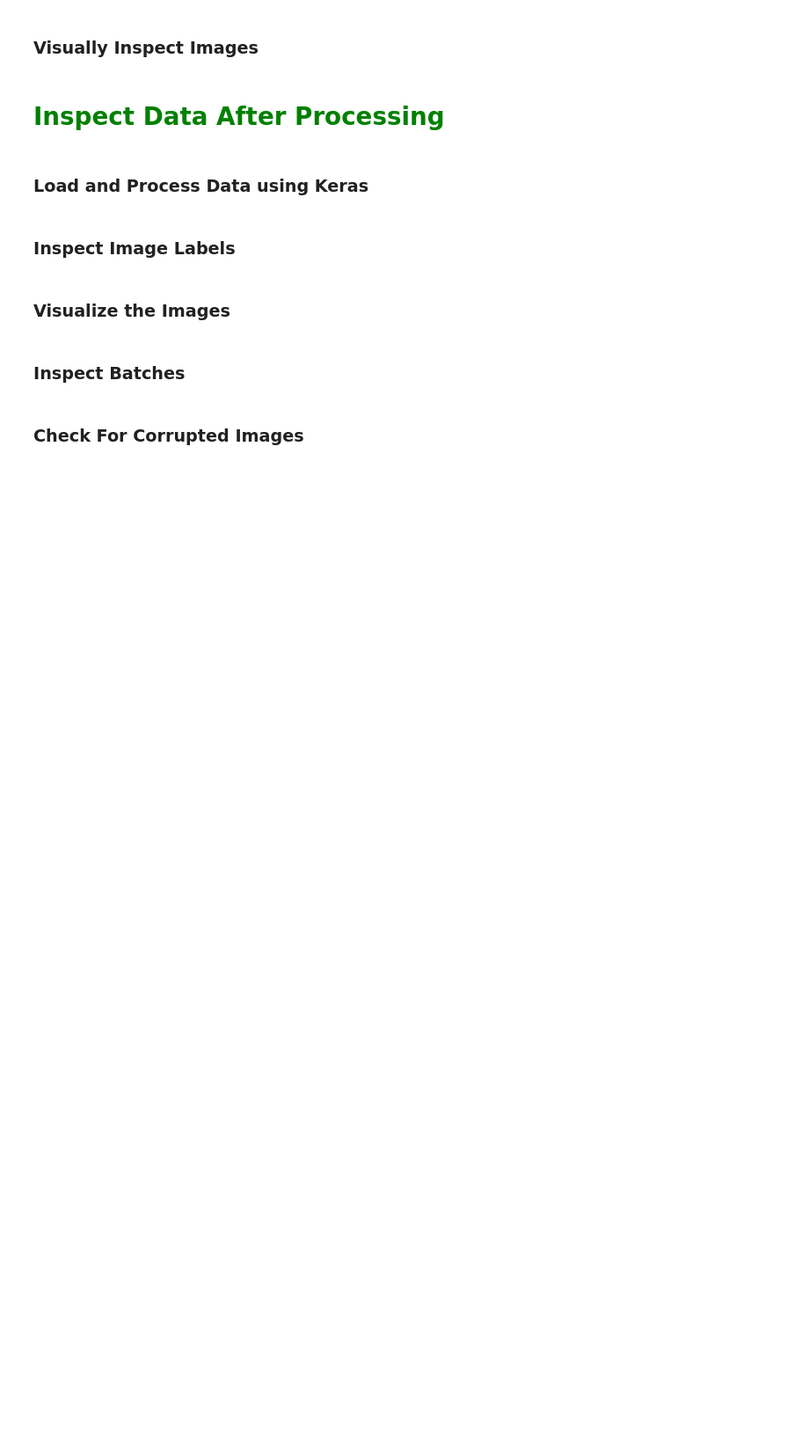
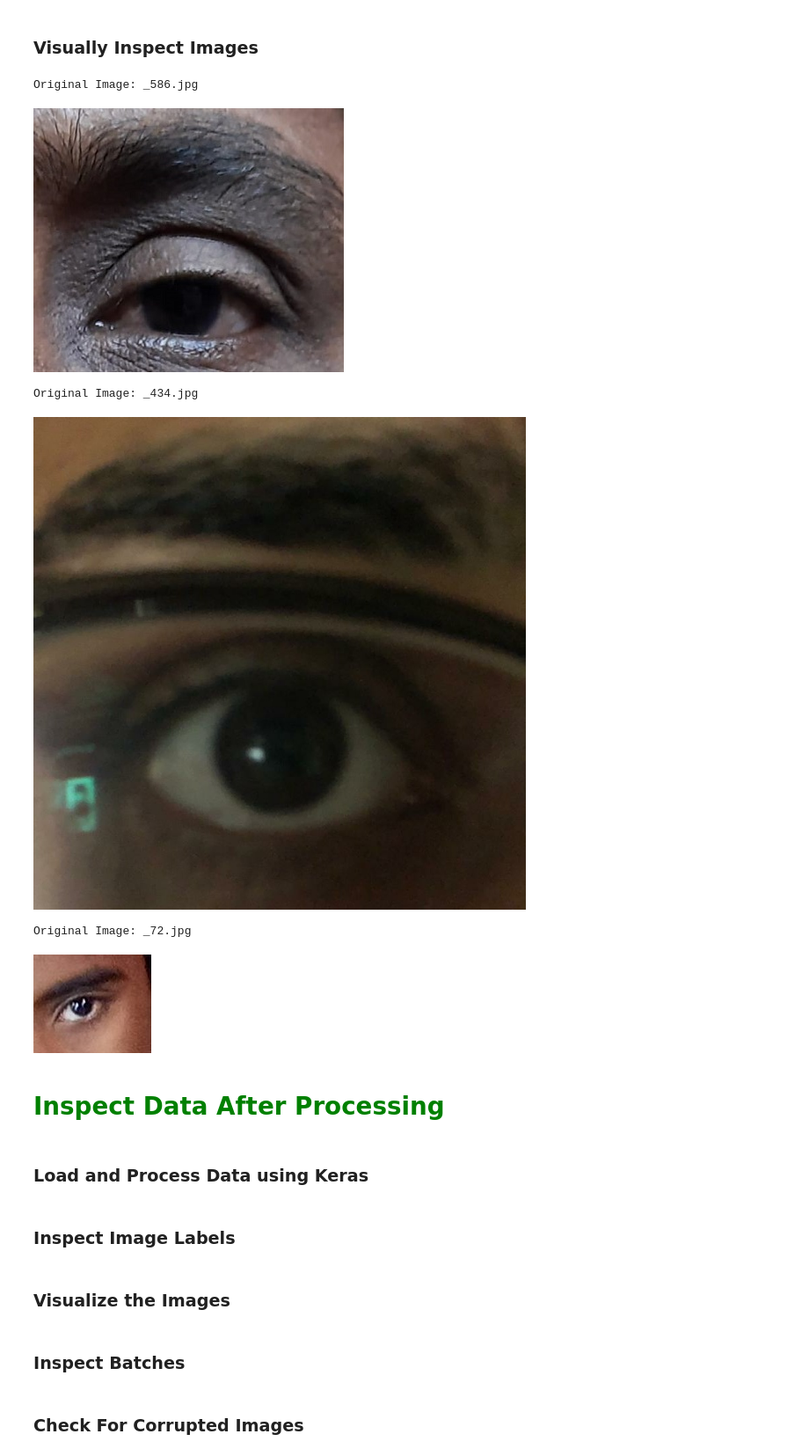
Before and after one commit to Smoulvad01/AI-C1-image-, a Jupyter notebook: Inspecting_image_data.ipynb, the cells around one changed output. Shown: that part at 88% size. Cells and saved outputs as stored; diff of their text form; code cells hidden in the pictures; blank space fills up the shorter version.

```diff
--- a/Inspecting_image_data.ipynb
+++ b/Inspecting_image_data.ipynb
@@ -173,22 +196,29 @@ Image size statistics in Train/Closed:
 ### Visually Inspect Images
 # %%
 # Visually inspect random images to get to know dataset and compare to processed data later
-folder_path = "/content/drive/MyDrive/dataset_new/test/Open/"
+folder_path = "/content/drive/MyDrive/AI and ML /dataset_new-2/test/Open/"
 
 image_list = os.listdir(folder_path)
 random.shuffle(image_list)
 
 
 for i in range(3):
     if i < len(image_list):
         image_path = os.path.join(folder_path, image_list[i])
         test_img = cv2.imread(image_path)
         print("Original Image:", image_list[i])
         imageRGB = cv2.cvtColor(test_img, cv2.COLOR_BGR2RGB)
         print_original_image = Image.fromarray(imageRGB)
         print_original_image.show()
     else:
         break
+# %% [output]
+Original Image: _586.jpg
+[figure, added]
+Original Image: _434.jpg
+[figure, added]
+Original Image: _72.jpg
+[figure, added]
 # %% [markdown]
 # <font color='green'>Inspect Data After Processing</font>
 # %% [markdown]
```
Also changed, not shown: parts of 1 cell of this notebook.
